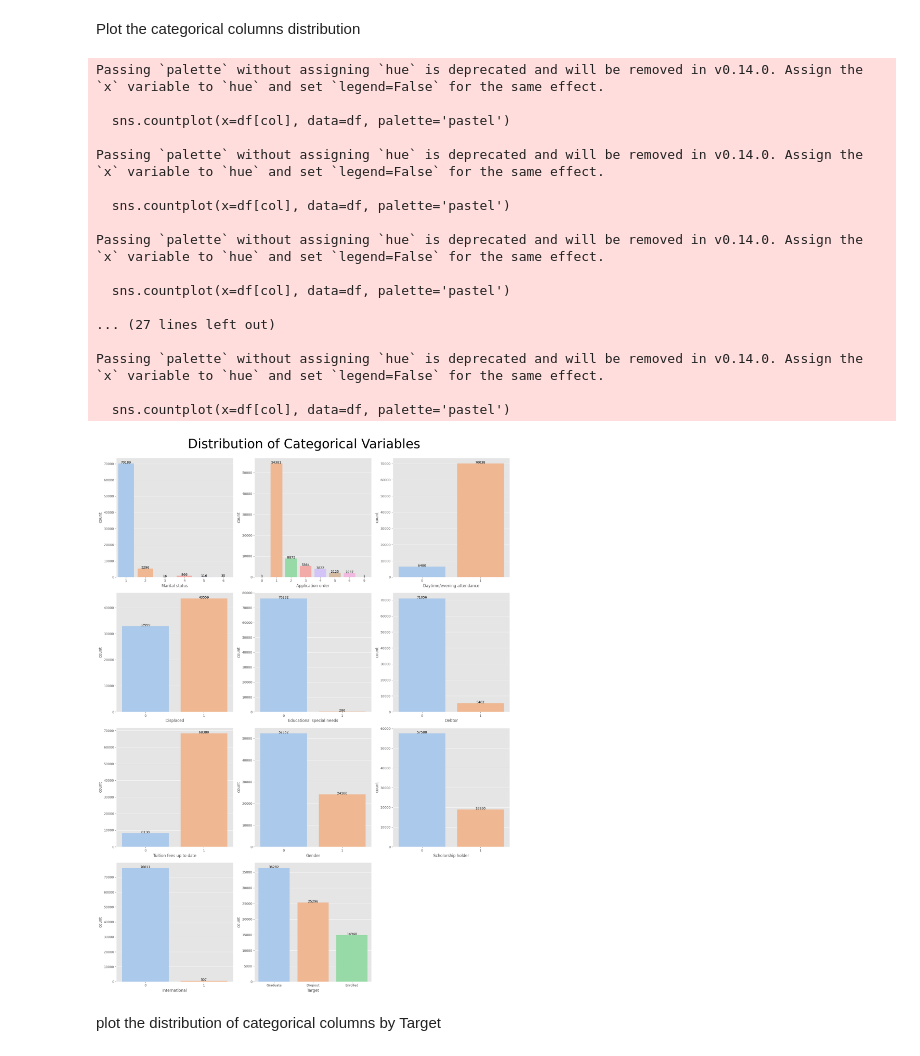
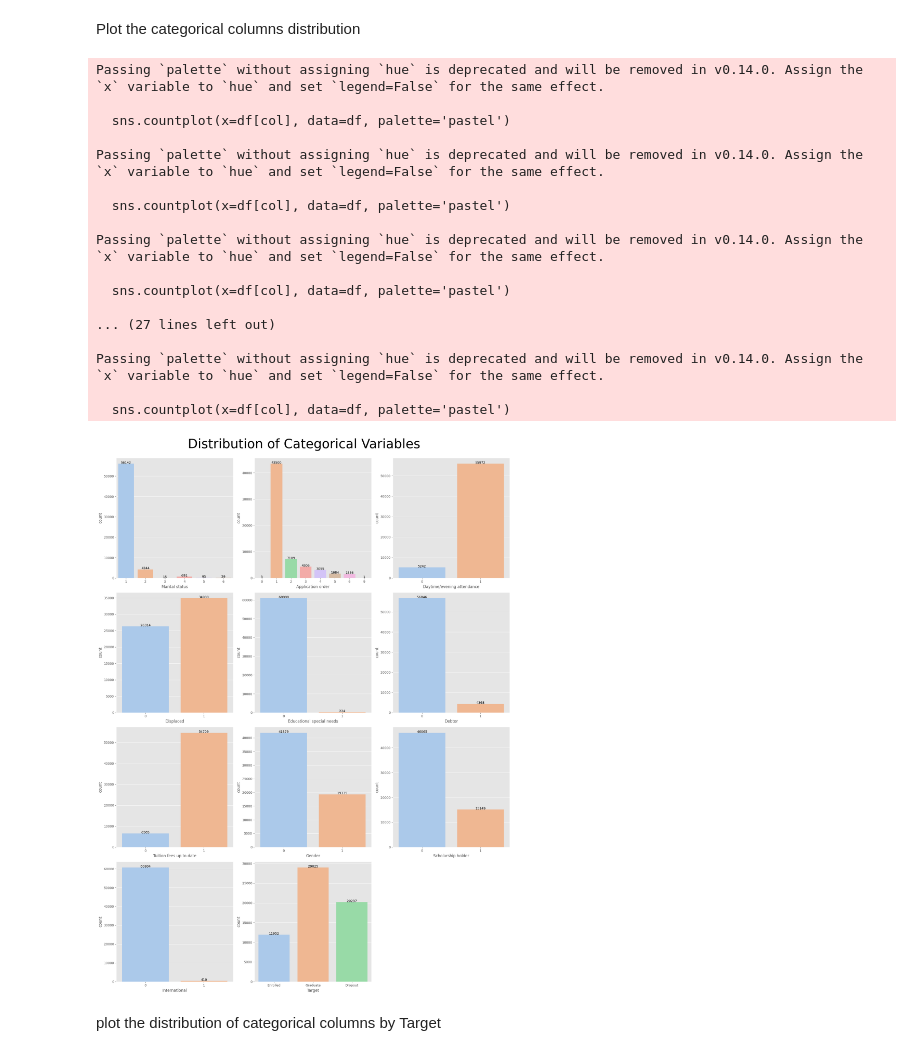
Before and after one commit to ednguyenn/kaggle_academics_classification, a Jupyter notebook: notebooks/EDA.ipynb, the cells around one changed output. Saved outputs shown, nothing was run; the diff lists cells and outputs as text; code cells hidden in the pictures.

```diff
--- a/notebooks/EDA.ipynb
+++ b/notebooks/EDA.ipynb
@@ -163,46 +146,25 @@ Passing `palette` without assigning `hue` is deprecated and will be removed in v
 # %% [markdown]
 Plot the categorical columns distribution
-# %%
-# Distribution of categorical variables
-plt.figure(figsize=(18, 24))
-plotnumber = 1
-
-for col in cat_cols:
-    if plotnumber <= len(cat_cols):
-        ax = plt.subplot(4, 3, plotnumber)
-        sns.countplot(x=df[col], data=df, palette='pastel')
-
-        # Add labels to each bar in the plot
-        for p in ax.patches:
-            ax.text(p.get_x() + p.get_width() / 2, p.get_height() + 3, f'{int(p.get_height())}', ha="center")
-
-        plt.xlabel(col)
-        # plt.xticks(rotation=45)
-        plt.xlabel(col)
-
-    plotnumber += 1
-
-plt.suptitle('Distribution of Categorical Variables', fontsize=40, y=1)
-plt.tight_layout()
-plt.show()
-# %% [output]
-Passing `palette` without assigning `hue` is deprecated and will be removed in v0.14.0. Assign the `x` variable to `hue` and set `legend=False` for the same effect.
-
-  sns.countplot(x=df[col], data=df, palette='pastel')
-
-Passing `palette` without assigning `hue` is deprecated and will be removed in v0.14.0. Assign the `x` variable to `hue` and set `legend=False` for the same effect.
-
-  sns.countplot(x=df[col], data=df, palette='pastel')
-
-Passing `palette` without assigning `hue` is deprecated and will be removed in v0.14.0. Assign the `x` variable to `hue` and set `legend=False` for the same effect.
-
-  sns.countplot(x=df[col], data=df, palette='pastel')
-
-... (27 lines left out)
-
-Passing `palette` without assigning `hue` is deprecated and will be removed in v0.14.0. Assign the `x` variable to `hue` and set `legend=False` for the same effect.
-
-  sns.countplot(x=df[col], data=df, palette='pastel')
-[figure, removed]
+# %%
+plot_categorical_distribution(df=train_df, cat_cols=cat_cols)
+# %% [output]
+Passing `palette` without assigning `hue` is deprecated and will be removed in v0.14.0. Assign the `x` variable to `hue` and set `legend=False` for the same effect.
+
+  sns.countplot(x=df[col], data=df, palette='pastel')
+
+Passing `palette` without assigning `hue` is deprecated and will be removed in v0.14.0. Assign the `x` variable to `hue` and set `legend=False` for the same effect.
+
+  sns.countplot(x=df[col], data=df, palette='pastel')
+
+Passing `palette` without assigning `hue` is deprecated and will be removed in v0.14.0. Assign the `x` variable to `hue` and set `legend=False` for the same effect.
+
+  sns.countplot(x=df[col], data=df, palette='pastel')
+
+... (27 lines left out)
+
+Passing `palette` without assigning `hue` is deprecated and will be removed in v0.14.0. Assign the `x` variable to `hue` and set `legend=False` for the same effect.
+
+  sns.countplot(x=df[col], data=df, palette='pastel')
+[figure, added]
 # %% [markdown]
 plot the distribution of categorical columns by Target
```
Also changed, not shown: parts of 31 cells of this notebook, 9 other files.
